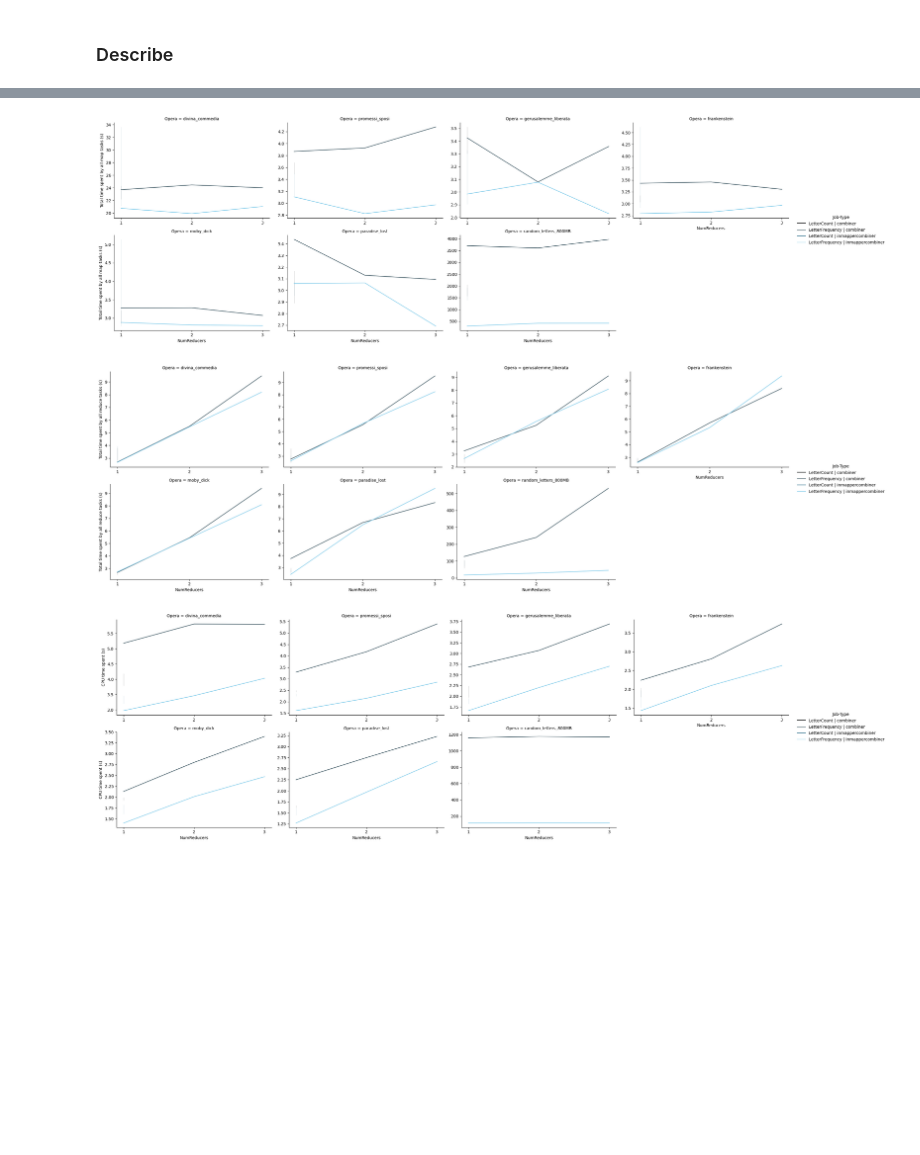
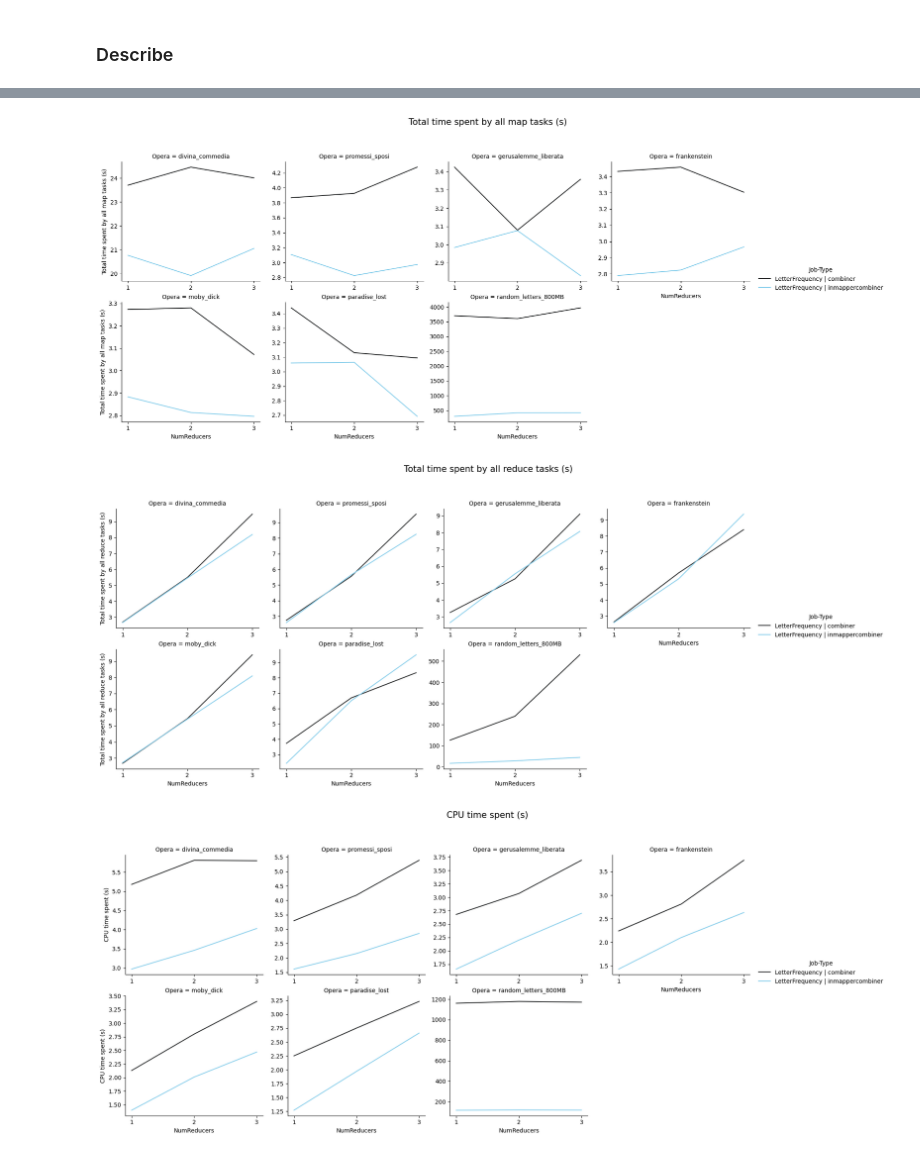
Before and after one commit to NamaWho/hadoop-letter-frequency, a Jupyter notebook: notebooks/performance_analysis.ipynb, the cells around one changed output, grey strips where cells are left out. Drawn from its saved outputs; the diff is of its cells as text; code cells hidden in the pictures; blank space fills up the shorter version.

```diff
--- a/notebooks/performance_analysis.ipynb
+++ b/notebooks/performance_analysis.ipynb
@@ -436,17 +436,6 @@ df_concat
 | 70 | LetterCount | 3025 | 2377 | 1540 | 274436096 | ... |
 | 71 | LetterFrequency | 2692 | 9492 | 2660 | 274280448 | ... |
 72 rows × 11 columns
-# %%
-lang_dict ={
-    'divina_commedia': 'it',
-    'promessi_sposi': 'it',
-    'gerusalemme_liberata': 'it',
-    'moby_dick': 'en',
-    'paradise_lost': 'en',
-    'frankenstein': 'en'
-}
-
-df_concat['Lang'] = df_concat['Opera'].apply(lambda x: lang_dict[x] if x in lang_dict else 'x')
 # %%
 numeric_columns = [
     'Total time spent by all map tasks (ms)',
@@ -607,29 +594,32 @@ df.describe().T
 # %%
 cols = ['Total time spent by all map tasks (s)', 'Total time spent by all reduce tasks (s)', 'CPU time spent (s)', 'Peak Map Physical memory (MB)', 'Peak Map Virtual memory (MB)', 'Peak Reduce Physical memory (MB)', 'Peak Reduce Virtual memory (MB)']
+# %%
+df_freq = df[df['Job-Type'].isin(['LetterFrequency | combiner', 'LetterFrequency | inmappercombiner'])]
 # %%
 # Get unique integer values of 'NumReducers'
-unique_values = df['NumReducers'].unique()
+unique_values = df_freq['NumReducers'].unique()
 
 # Plot each parameter in a separate subplot
 for col in cols:
-    g = sns.relplot(data=df,
+    g = sns.relplot(data=df_freq,
                     x='NumReducers',
                     y=col,
                     hue='Job-Type',
                     col='Opera',
                     kind='line',
                     col_wrap=4,
                     facet_kws={'sharey': False, 'sharex': False},
                     palette='dark:skyblue',
                     height=4,  # Adjust the height of each subplot as needed
-                    aspect=1.5)  # Adjust the aspect ratio if necessary
+                    aspect=1)  # Adjust the aspect ratio if necessary
 
     # Set integer ticks on x-axis
     g.set(xticks=unique_values)
 
-
-plt.show()
+    plt.subplots_adjust(top=0.85)  # Adjust top margin to make space for title
+    plt.suptitle(f'{col}', fontsize=15)  # Set the title of the plot
+    plt.show()
 # %% [output]
-[figure, old version]
+[figure, new version]
-[figure, old version]
+[figure, new version]
-[figure, old version]
+[figure, new version]
```
Also changed, not shown: parts of 21 cells of this notebook.
